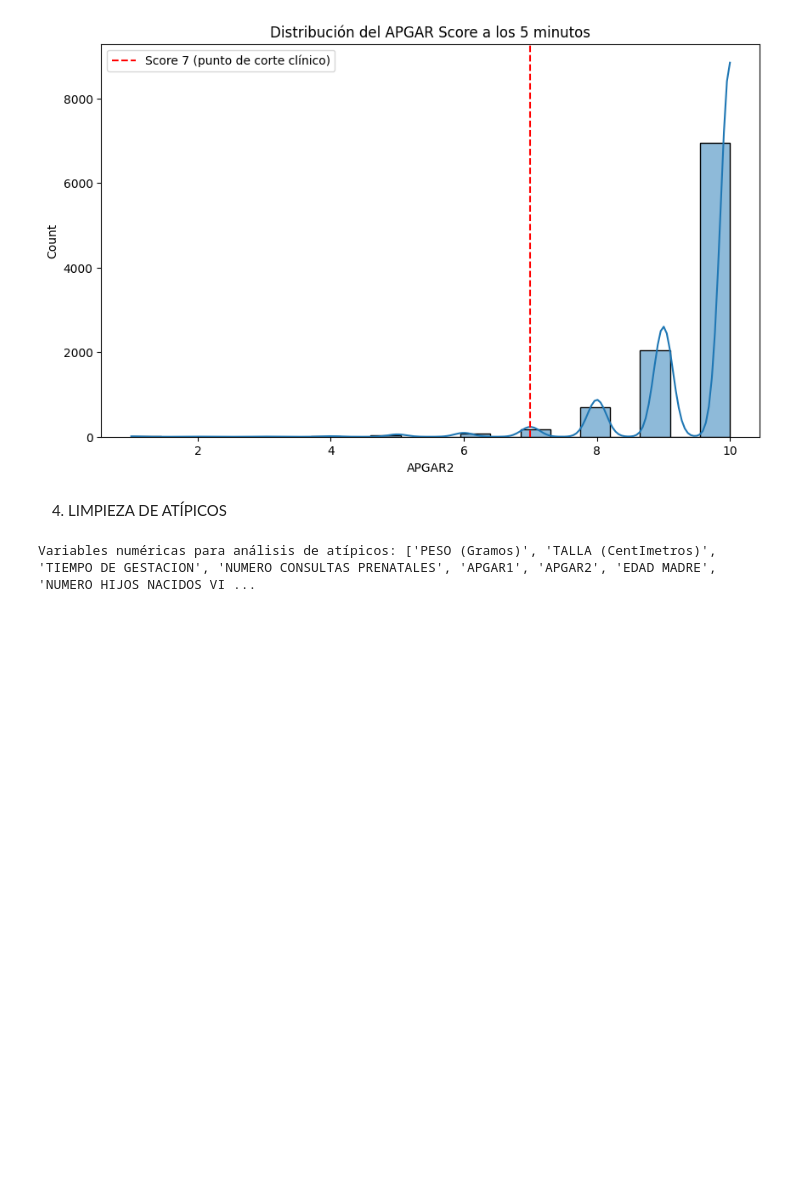
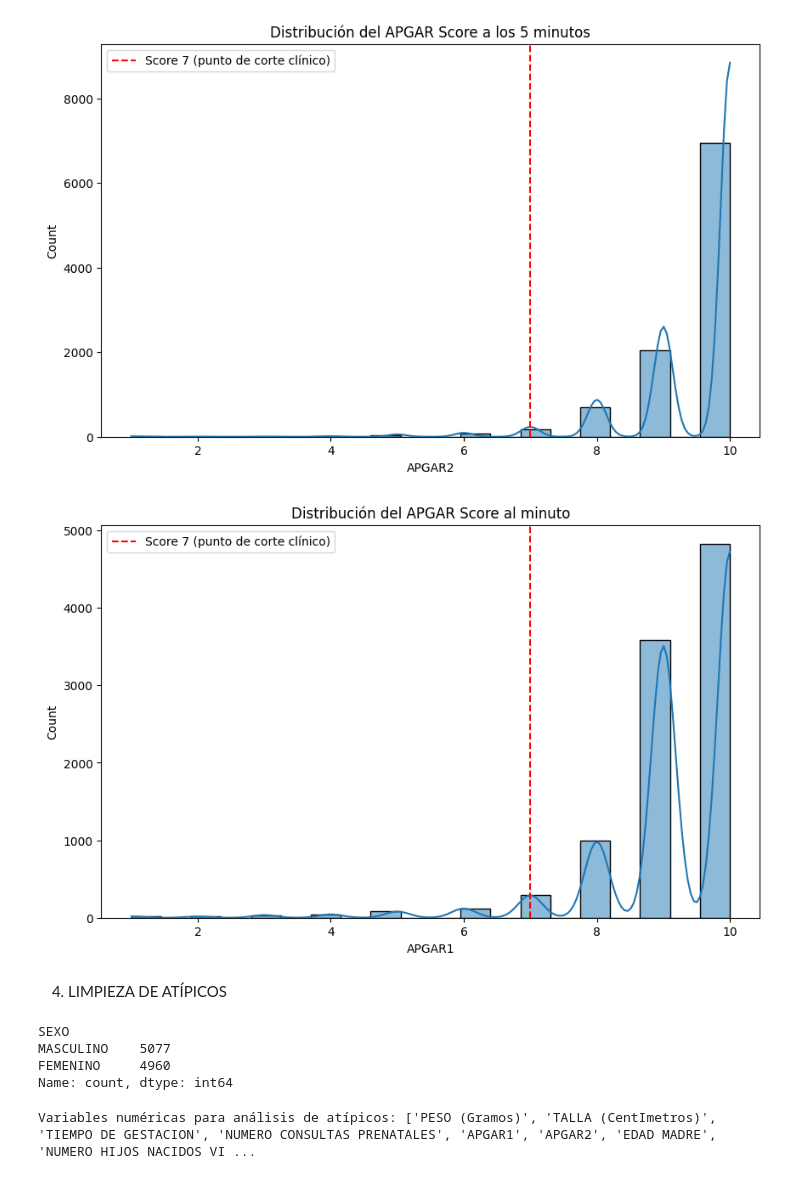
Before and after one commit to botanicalex/mineria_final, a Jupyter notebook: limpieza.ipynb, the cells around one changed output. Drawn from its saved outputs; the diff is of its cells as text; code cells hidden in the pictures; blank space fills up the shorter version.

```diff
--- a/limpieza.ipynb
+++ b/limpieza.ipynb
@@ -220,5 +152,15 @@ plt.legend()
 plt.savefig('apgar2_distribucion.png')
 # %% [output]
 [figure]
+# %%
+# Visualización de la distribución del APGAR score al minuto
+plt.figure(figsize=(10, 6))
+sns.histplot(df_relevantes['APGAR1'].dropna(), kde=True, bins=20)
+plt.title('Distribución del APGAR Score al minuto')
+plt.axvline(x=7, color='r', linestyle='--', label='Score 7 (punto de corte clínico)')
+plt.legend()
+plt.savefig('apgar1_distribucion.png')
+# %% [output]
+[figure, added]
 # %% [markdown]
 4. LIMPIEZA DE ATÍPICOS
@@ -225,3 +170,10 @@ plt.savefig('apgar2_distribucion.png')
+# %%
+df_relevantes['SEXO'].value_counts()
+# %% [output]
+SEXO
+MASCULINO    5077
+FEMENINO     4960
+Name: count, dtype: int64
 # %%
 numeric_cols = df_relevantes.select_dtypes(include=[np.number]).columns
 print(f"\nVariables numéricas para análisis de atípicos: {numeric_cols.tolist()}")
```
Also changed, not shown: parts of 42 cells of this notebook, 1 other file.
